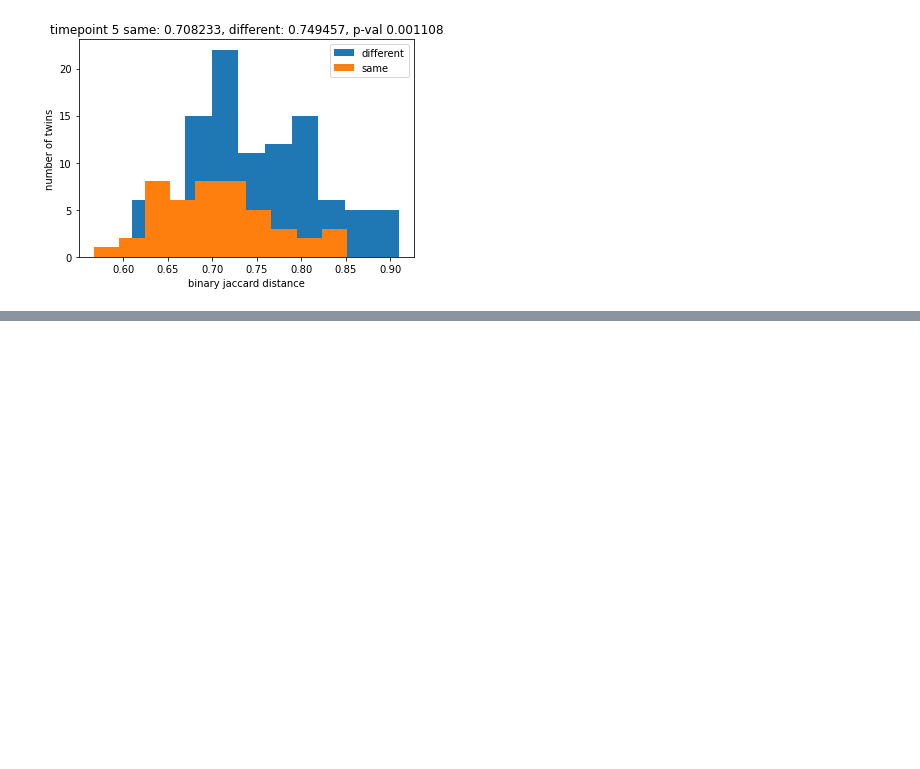
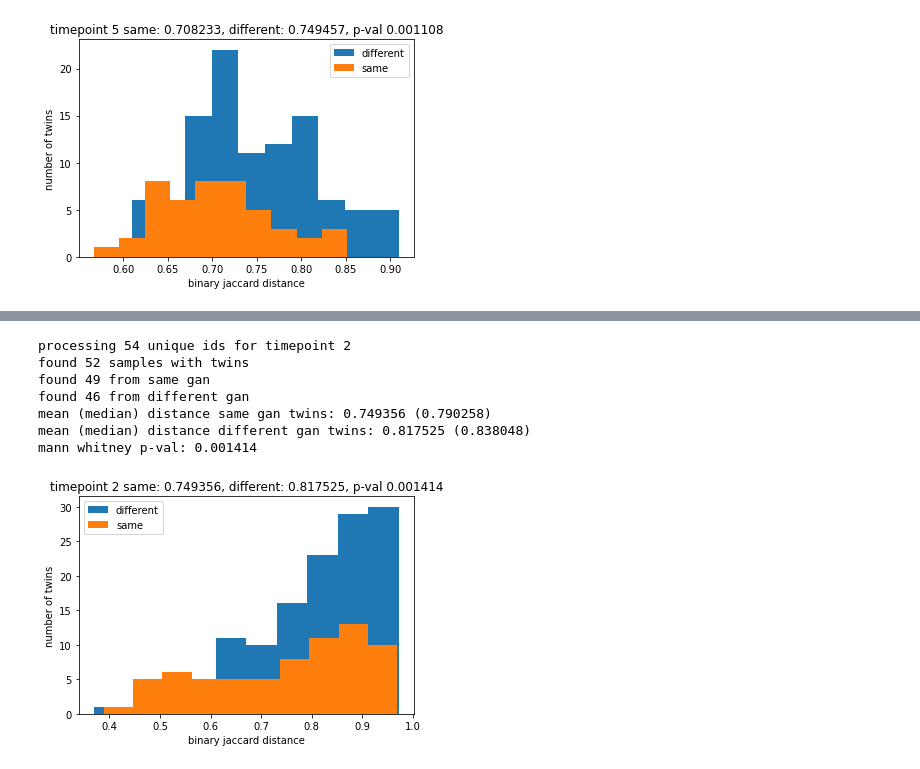
Before and after one commit to amnona/paper-daycare, a Jupyter notebook: kg-twins.ipynb, the cells around one changed output, grey strips where cells are left out. Saved outputs shown, nothing was run; the diff lists cells and outputs as text; code cells hidden in the pictures; blank space fills up the shorter version.

```diff
--- a/kg-twins.ipynb
+++ b/kg-twins.ipynb
@@ -237,0 +290,12 @@ mann whitney p-val: 0.001108
+# %%
+f=twins_dist(gan,timepoint=2,cutoff=1,method='bc')
+f.savefig('supplementary/twins-time2-bc.pdf')
+# %% [output]
+processing 54 unique ids for timepoint 2
+found 52 samples with twins
+found 49 from same gan
+found 46 from different gan
+mean (median) distance same gan twins: 0.749356 (0.790258)
+mean (median) distance different gan twins: 0.817525 (0.838048)
+mann whitney p-val: 0.001414
+[figure, added]
```
Also changed, not shown: parts of 9 cells of this notebook, 10 other files.
